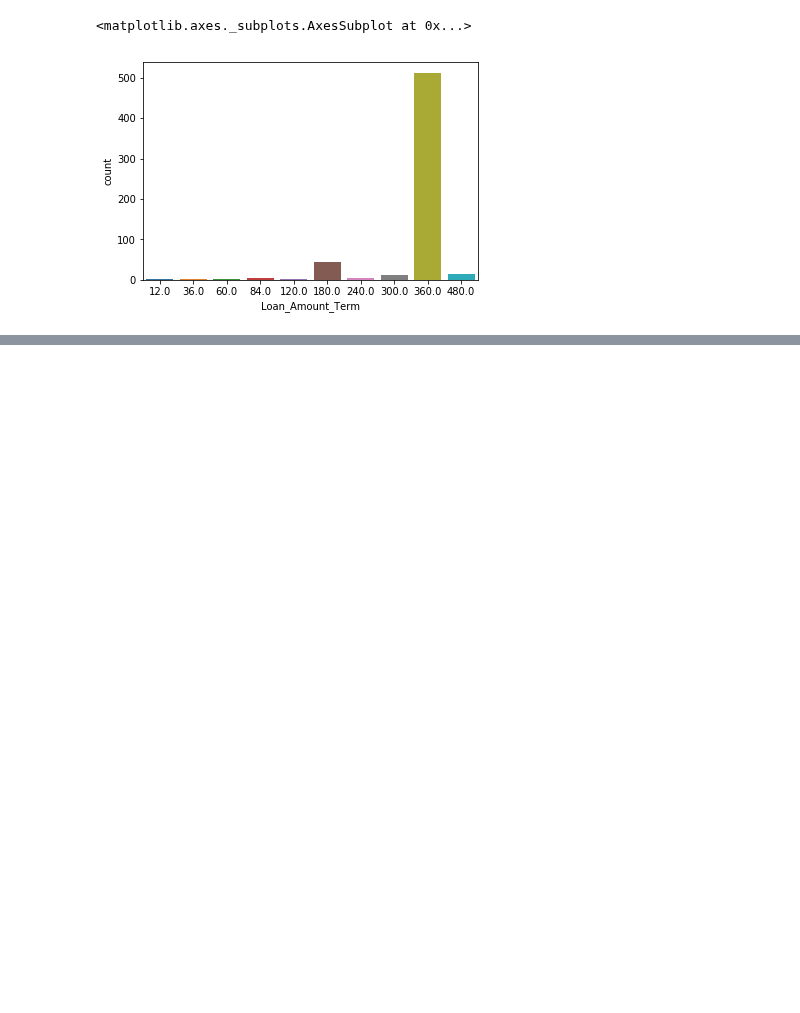
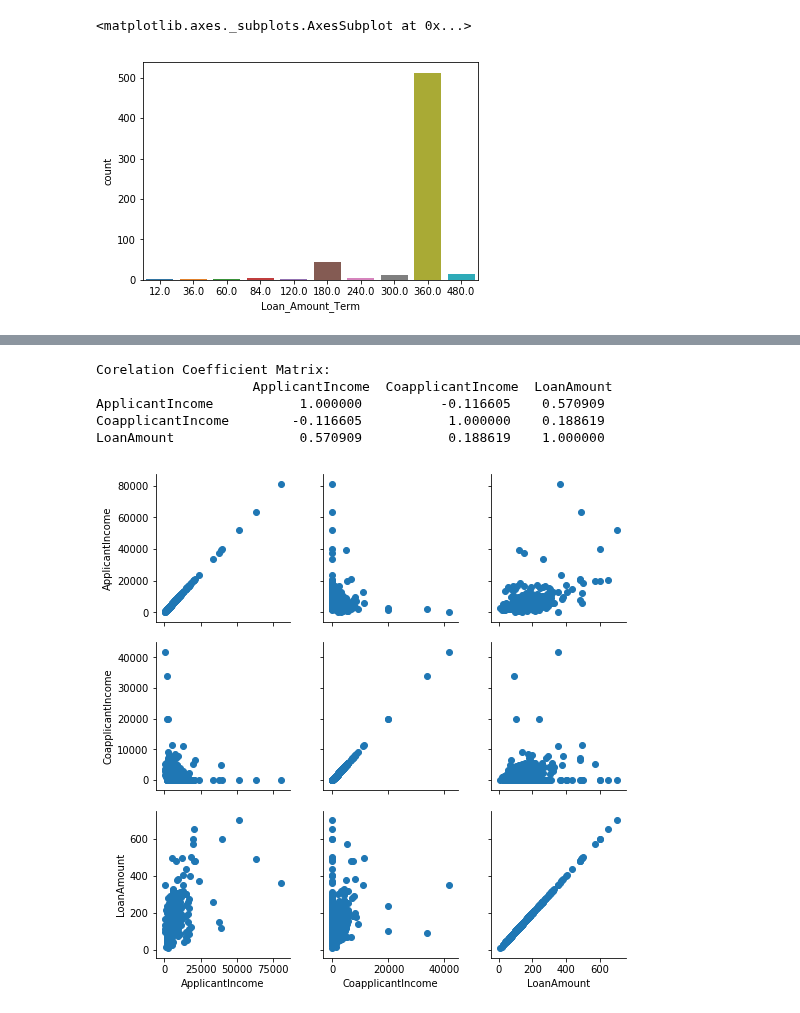
Before and after one commit to ashu6811/HomeProjects, a Jupyter notebook: PreProLoan.ipynb, the cells around one changed output, grey strips where cells are left out. Cells and saved outputs as stored; diff of their text form; code cells hidden in the pictures; blank space fills up the shorter version.

```diff
--- a/PreProLoan.ipynb
+++ b/PreProLoan.ipynb
@@ -441,0 +637,17 @@ Missing Values = 14
+# %%
+#[III] BIVARIATE VARIABLE ANALYSIS is going on...
+#[B] CONTINUOUS VARIABLES & CONTINUOUS VARIABLES
+    #1, 2, 3)  ApplicantIncome & CoapplicantIncome & LoanAmount
+grids = sns.PairGrid(data = raw,  vars = ['ApplicantIncome', 'CoapplicantIncome','LoanAmount'])
+grids.map(plt.scatter)
+
+print('Corelation Coefficient Matrix:\n',raw.drop(['Loan_Amount_Term','Credit_History'], axis = 1).corr()) # correlation matrix
+
+# as seen in graphs and corelation matrix only dependency of positive linearity exists between LoanAmount and Applicant Income.
+# %% [output]
+Corelation Coefficient Matrix:
+                    ApplicantIncome  CoapplicantIncome  LoanAmount
+ApplicantIncome           1.000000          -0.116605    0.570909
+CoapplicantIncome        -0.116605           1.000000    0.188619
+LoanAmount                0.570909           0.188619    1.000000
+[figure, added]
```
Also changed, not shown: parts of 20 cells of this notebook.
